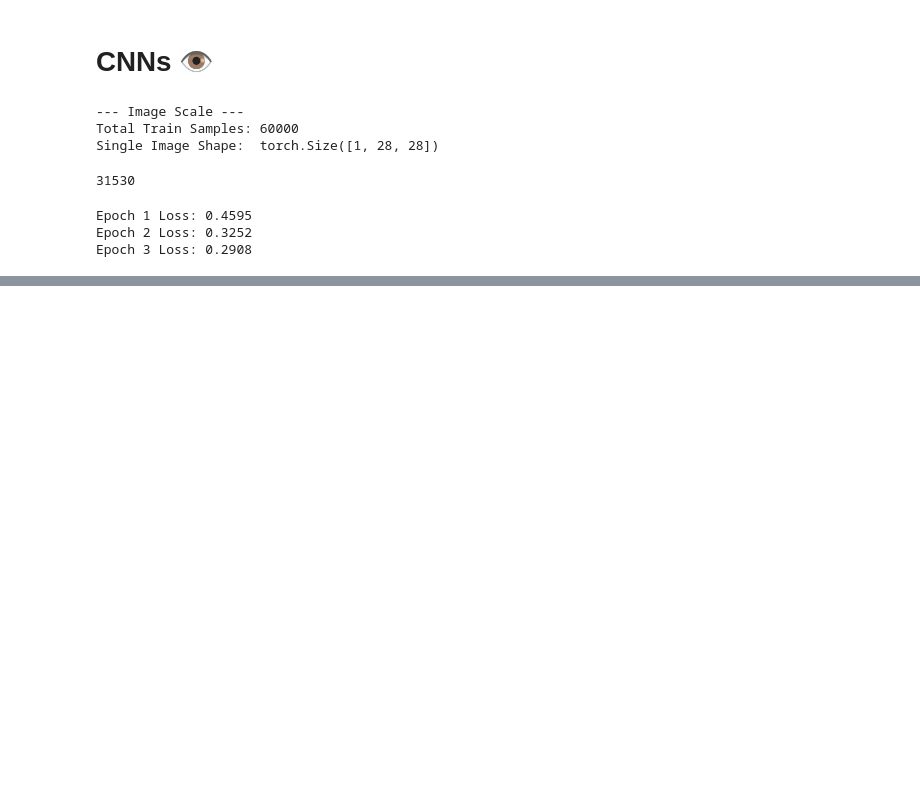
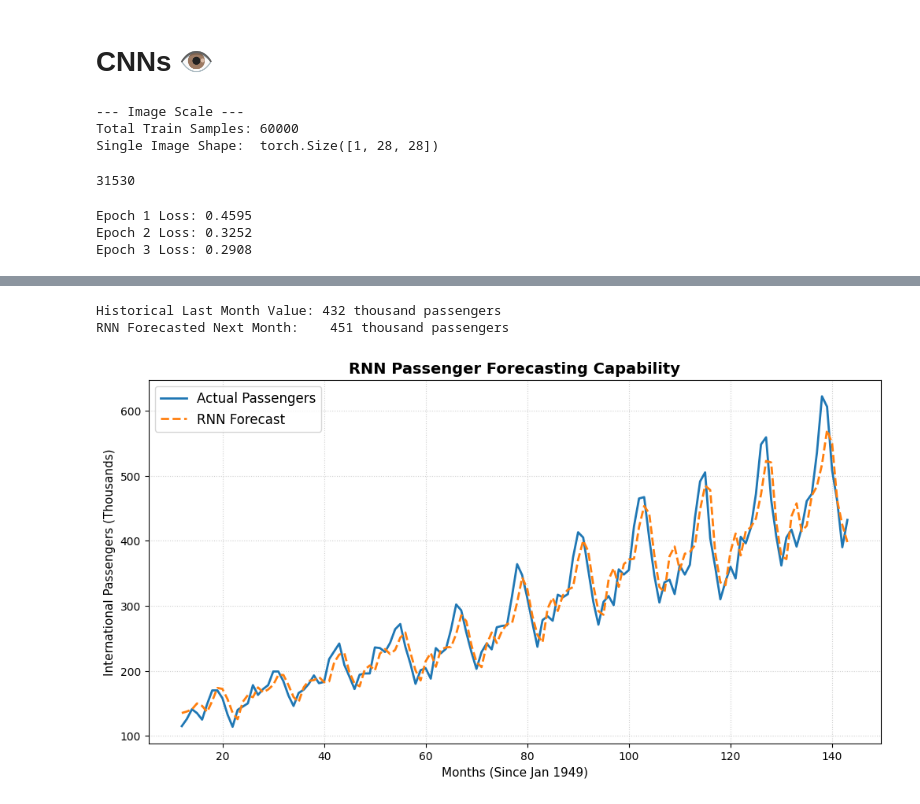
Before and after one commit to Louis-codes/TUM_deep_learning, a Jupyter notebook: 01_PyTorch_test.ipynb, the cells around one changed output, grey strips where cells are left out. Saved outputs shown, nothing was run; the diff lists cells and outputs as text; code cells hidden in the pictures; blank space fills up the shorter version.

```diff
--- a/01_PyTorch_test.ipynb
+++ b/01_PyTorch_test.ipynb
@@ -250,0 +303,16 @@ Epoch 3 Loss: 0.2908
+# %%
+loss_function = nn.MSELoss()
+optimizer = optim.Adam(model.parameters(), lr=0.01)
+
+model.train()
+for epoch in range(200):
+    optimizer.zero_grad()
+
+    preds = model(X)
+    loss = loss_function(preds, y)
+
+    loss.backward()
+    optimizer.step()
+
+    if (epoch + 1) % 50 == 0:
+        print(f"Epoch {epoch+1:03d} | MSE Loss: {loss.item():.6f}")
@@ -250,0 +324,49 @@ Epoch 3 Loss: 0.2908
+# %%
+model.eval()
+with torch.no_grad():
+    # Grab the absolute last 12-month window from our data
+    last_window = scaled_data[-12:].reshape(1, 12, 1)
+    last_window_tensor = torch.tensor(last_window, dtype=torch.float32)
+
+    # Predict the next month
+    scaled_prediction = model(last_window_tensor).numpy()
+
+    # Reverse the MinMaxScaler to get the actual number of people
+    real_prediction = scaler.inverse_transform(scaled_prediction)
+
+    print(f"\nHistorical Last Month Value: {int(data[-1][0])} thousand passengers")
+    print(f"RNN Forecasted Next Month:    {int(real_prediction[0][0])} thousand passengers")
+# %% [output]
+Historical Last Month Value: 432 thousand passengers
+RNN Forecasted Next Month:    451 thousand passengers
+# %%
+import matplotlib.pyplot as plt
+
+# 1. Switch model to passive evaluation mode
+model.eval()
+with torch.no_grad():
+    # Get predictions for the entire dataset at once
+    all_preds_scaled = model(X).numpy()
+
+# 2. Reverse the MinMaxScaler back to original passenger counts (in thousands)
+all_preds_real = scaler.inverse_transform(all_preds_scaled)
+actual_targets_real = scaler.inverse_transform(y.numpy())
+
+# 3. Create historical time-steps for the X-axis (offsetting by the 12-month window)
+months = np.arange(12, len(data))
+
+# 4. Generate the Plot
+plt.figure(figsize=(12, 6))
+plt.plot(months, actual_targets_real, label="Actual Passengers", color="#1f77b4", linewidth=2)
+plt.plot(months, all_preds_real, label="RNN Forecast", color="#ff7f0e", linestyle="--", linewidth=2)
+
+# Styling details to make it look professional
+plt.title("RNN Passenger Forecasting Capability", fontsize=14, fontweight='bold')
+plt.xlabel("Months (Since Jan 1949)", fontsize=11)
+plt.ylabel("International Passengers (Thousands)", fontsize=11)
+plt.grid(True, linestyle=":", alpha=0.6)
+plt.legend(fontsize=12)
+
+plt.show()
+# %% [output]
+[figure, added]
```
Also changed, not shown: parts of 6 cells of this notebook.
